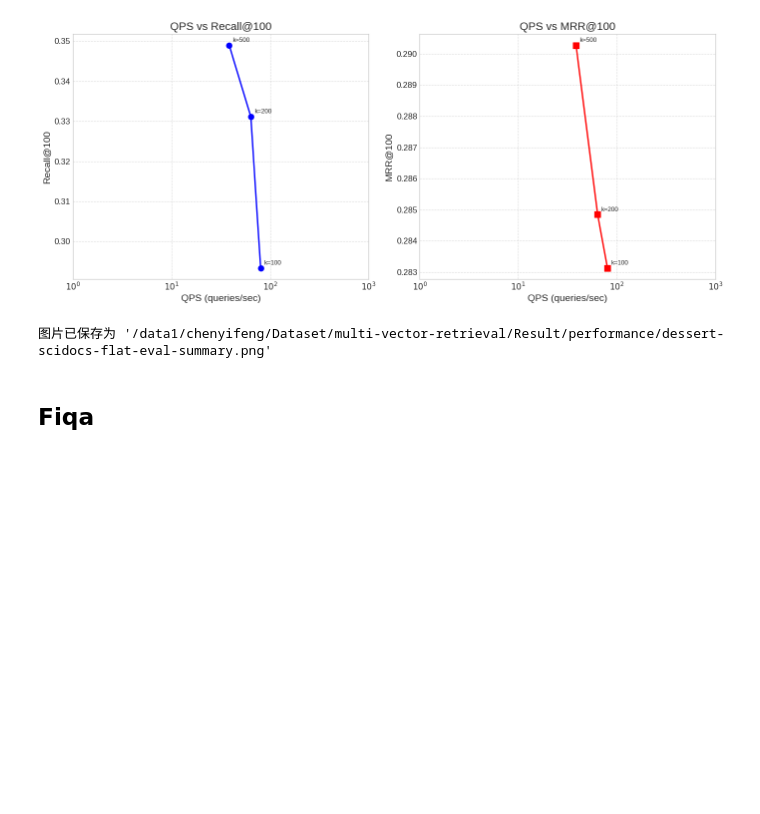
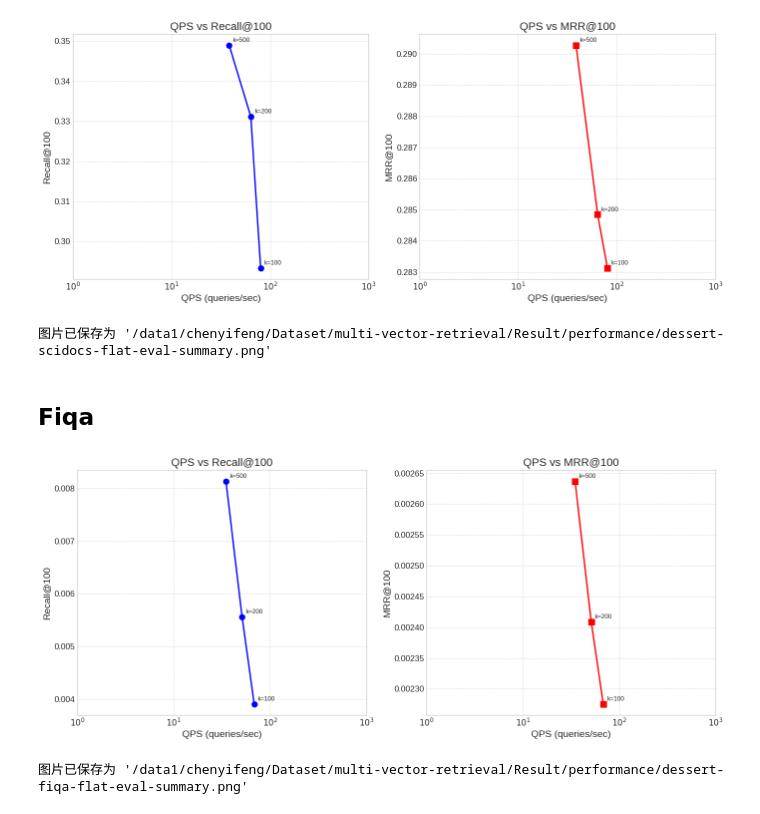
Before and after one commit to Cyfef/MultiVector-Backup, a Jupyter notebook: EXP/notebooks/DESSERT.ipynb, the cells around one changed output. Saved outputs shown, nothing was run; the diff lists cells and outputs as text; code cells hidden in the pictures; blank space fills up the shorter version.

```diff
--- a/EXP/notebooks/DESSERT.ipynb
+++ b/EXP/notebooks/DESSERT.ipynb
@@ -156,7 +159,10 @@ bash script/flat_multivector/run_dessert_flat.sh chenyifeng fiqa
 # %%
 # plot
 
-plot_qps_metrics("/data1/chenyifeng/Dataset/multi-vector-retrieval/Result/performance/dessert-scidocs-flat-eval-summary.csv",
+plot_qps_metrics("/data1/chenyifeng/Dataset/multi-vector-retrieval/Result/performance/dessert-fiqa-flat-eval-summary.csv",
                  topk=100,
                  retrieval_nprobe_query=4,
                  retrieval_initial_filter_k_list=[100, 200, 500])
+# %% [output]
+[figure, added]
+图片已保存为 '/data1/chenyifeng/Dataset/multi-vector-retrieval/Result/performance/dessert-fiqa-flat-eval-summary.png'
```
Also changed, not shown: parts of 1 cell of this notebook, 12 other files.
